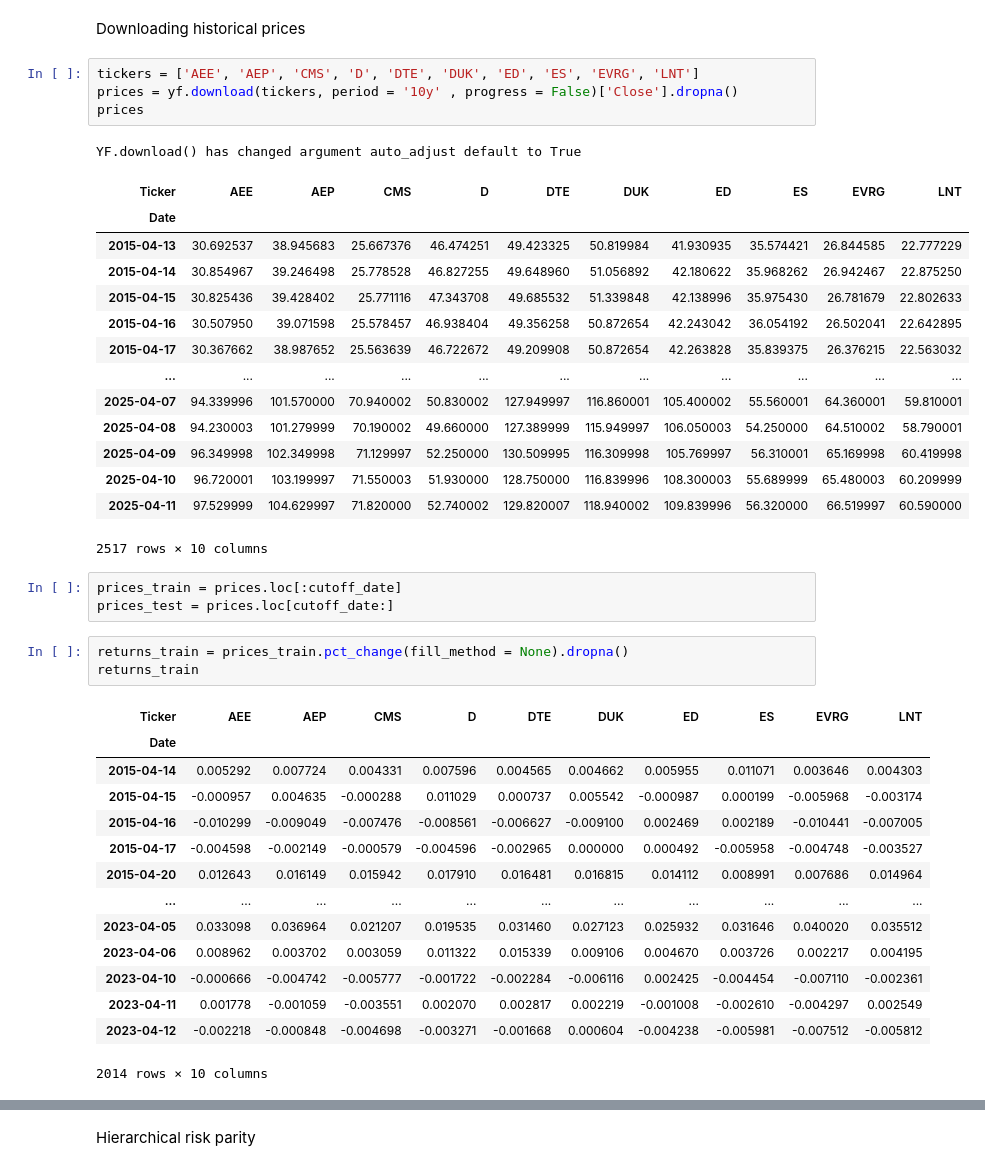
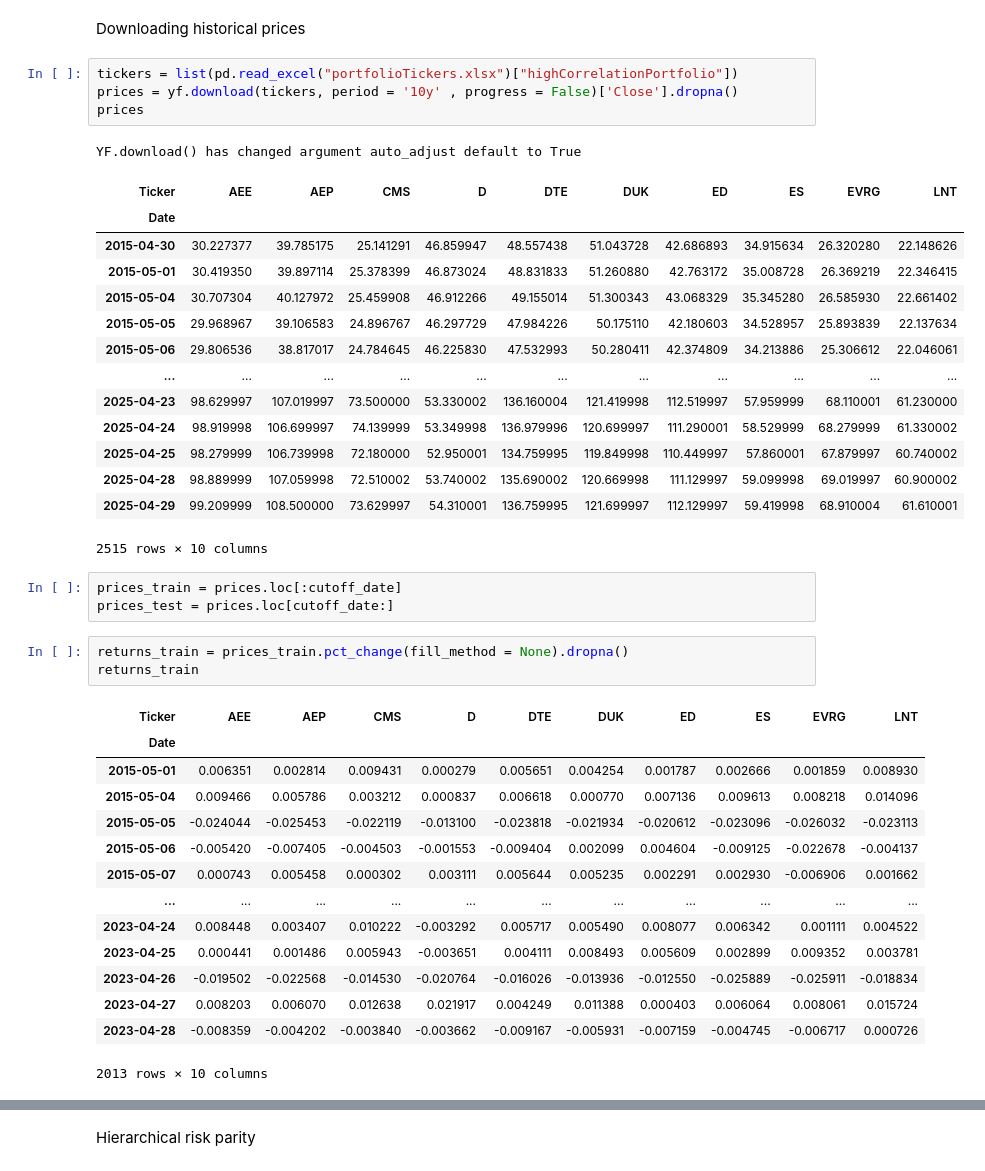
Before and after one commit to mirekbohm/masters, a Jupyter notebook: src/HighCorrelation.ipynb, the cells around one changed output, grey strips where cells are left out. Saved outputs shown, nothing was run; the diff lists cells and outputs as text.

```diff
--- a/src/HighCorrelation.ipynb
+++ b/src/HighCorrelation.ipynb
@@ -15,25 +29,25 @@ cutoff_date = date.today() - relativedelta(years = 2)
 # %% [markdown]
 Downloading historical prices
 # %%
-tickers = ['AEE', 'AEP', 'CMS', 'D', 'DTE', 'DUK', 'ED', 'ES', 'EVRG', 'LNT']
+tickers = list(pd.read_excel("portfolioTickers.xlsx")["highCorrelationPortfolio"])
 prices = yf.download(tickers, period = '10y' , progress = False)['Close'].dropna()
 prices
 # %% [output]
 YF.download() has changed argument auto_adjust default to True
 | Ticker | AEE | AEP | CMS | D | DTE | DUK | ED | ES | EVRG | LNT |
 | Date |  |  |  |  |  |  |  |  |  |  |
-| 2015-04-13 | 30.692537 | 38.945683 | 25.667376 | 46.474251 | 49.423325 | 50.819984 | 41.930935 | 35.574421 | 26.844585 | 22.777229 |
-| 2015-04-14 | 30.854967 | 39.246498 | 25.778528 | 46.827255 | 49.648960 | 51.056892 | 42.180622 | 35.968262 | 26.942467 | 22.875250 |
-| 2015-04-15 | 30.825436 | 39.428402 | 25.771116 | 47.343708 | 49.685532 | 51.339848 | 42.138996 | 35.975430 | 26.781679 | 22.802633 |
-| 2015-04-16 | 30.507950 | 39.071598 | 25.578457 | 46.938404 | 49.356258 | 50.872654 | 42.243042 | 36.054192 | 26.502041 | 22.642895 |
-| 2015-04-17 | 30.367662 | 38.987652 | 25.563639 | 46.722672 | 49.209908 | 50.872654 | 42.263828 | 35.839375 | 26.376215 | 22.563032 |
+| 2015-04-30 | 30.227377 | 39.785175 | 25.141291 | 46.859947 | 48.557438 | 51.043728 | 42.686893 | 34.915634 | 26.320280 | 22.148626 |
+| 2015-05-01 | 30.419350 | 39.897114 | 25.378399 | 46.873024 | 48.831833 | 51.260880 | 42.763172 | 35.008728 | 26.369219 | 22.346415 |
+| 2015-05-04 | 30.707304 | 40.127972 | 25.459908 | 46.912266 | 49.155014 | 51.300343 | 43.068329 | 35.345280 | 26.585930 | 22.661402 |
+| 2015-05-05 | 29.968967 | 39.106583 | 24.896767 | 46.297729 | 47.984226 | 50.175110 | 42.180603 | 34.528957 | 25.893839 | 22.137634 |
+| 2015-05-06 | 29.806536 | 38.817017 | 24.784645 | 46.225830 | 47.532993 | 50.280411 | 42.374809 | 34.213886 | 25.306612 | 22.046061 |
 | ... | ... | ... | ... | ... | ... | ... | ... | ... | ... | ... |
-| 2025-04-07 | 94.339996 | 101.570000 | 70.940002 | 50.830002 | 127.949997 | 116.860001 | 105.400002 | 55.560001 | 64.360001 | 59.810001 |
-| 2025-04-08 | 94.230003 | 101.279999 | 70.190002 | 49.660000 | 127.389999 | 115.949997 | 106.050003 | 54.250000 | 64.510002 | 58.790001 |
-| 2025-04-09 | 96.349998 | 102.349998 | 71.129997 | 52.250000 | 130.509995 | 116.309998 | 105.769997 | 56.310001 | 65.169998 | 60.419998 |
-| 2025-04-10 | 96.720001 | 103.199997 | 71.550003 | 51.930000 | 128.750000 | 116.839996 | 108.300003 | 55.689999 | 65.480003 | 60.209999 |
-| 2025-04-11 | 97.529999 | 104.629997 | 71.820000 | 52.740002 | 129.820007 | 118.940002 | 109.839996 | 56.320000 | 66.519997 | 60.590000 |
+| 2025-04-23 | 98.629997 | 107.019997 | 73.500000 | 53.330002 | 136.160004 | 121.419998 | 112.519997 | 57.959999 | 68.110001 | 61.230000 |
+| 2025-04-24 | 98.919998 | 106.699997 | 74.139999 | 53.349998 | 136.979996 | 120.699997 | 111.290001 | 58.529999 | 68.279999 | 61.330002 |
+| 2025-04-25 | 98.279999 | 106.739998 | 72.180000 | 52.950001 | 134.759995 | 119.849998 | 110.449997 | 57.860001 | 67.879997 | 60.740002 |
+| 2025-04-28 | 98.889999 | 107.059998 | 72.510002 | 53.740002 | 135.690002 | 120.669998 | 111.129997 | 59.099998 | 69.019997 | 60.900002 |
+| 2025-04-29 | 99.209999 | 108.500000 | 73.629997 | 54.310001 | 136.759995 | 121.699997 | 112.129997 | 59.419998 | 68.910004 | 61.610001 |
-2517 rows × 10 columns
+2515 rows × 10 columns
 # %%
 prices_train = prices.loc[:cutoff_date]
 prices_test = prices.loc[cutoff_date:]
@@ -43,15 +57,15 @@ returns_train
 # %% [output]
 | Ticker | AEE | AEP | CMS | D | DTE | DUK | ED | ES | EVRG | LNT |
 | Date |  |  |  |  |  |  |  |  |  |  |
-| 2015-04-14 | 0.005292 | 0.007724 | 0.004331 | 0.007596 | 0.004565 | 0.004662 | 0.005955 | 0.011071 | 0.003646 | 0.004303 |
-| 2015-04-15 | -0.000957 | 0.004635 | -0.000288 | 0.011029 | 0.000737 | 0.005542 | -0.000987 | 0.000199 | -0.005968 | -0.003174 |
-| 2015-04-16 | -0.010299 | -0.009049 | -0.007476 | -0.008561 | -0.006627 | -0.009100 | 0.002469 | 0.002189 | -0.010441 | -0.007005 |
-| 2015-04-17 | -0.004598 | -0.002149 | -0.000579 | -0.004596 | -0.002965 | 0.000000 | 0.000492 | -0.005958 | -0.004748 | -0.003527 |
-| 2015-04-20 | 0.012643 | 0.016149 | 0.015942 | 0.017910 | 0.016481 | 0.016815 | 0.014112 | 0.008991 | 0.007686 | 0.014964 |
+| 2015-05-01 | 0.006351 | 0.002814 | 0.009431 | 0.000279 | 0.005651 | 0.004254 | 0.001787 | 0.002666 | 0.001859 | 0.008930 |
+| 2015-05-04 | 0.009466 | 0.005786 | 0.003212 | 0.000837 | 0.006618 | 0.000770 | 0.007136 | 0.009613 | 0.008218 | 0.014096 |
+| 2015-05-05 | -0.024044 | -0.025453 | -0.022119 | -0.013100 | -0.023818 | -0.021934 | -0.020612 | -0.023096 | -0.026032 | -0.023113 |
+| 2015-05-06 | -0.005420 | -0.007405 | -0.004503 | -0.001553 | -0.009404 | 0.002099 | 0.004604 | -0.009125 | -0.022678 | -0.004137 |
+| 2015-05-07 | 0.000743 | 0.005458 | 0.000302 | 0.003111 | 0.005644 | 0.005235 | 0.002291 | 0.002930 | -0.006906 | 0.001662 |
 | ... | ... | ... | ... | ... | ... | ... | ... | ... | ... | ... |
-| 2023-04-05 | 0.033098 | 0.036964 | 0.021207 | 0.019535 | 0.031460 | 0.027123 | 0.025932 | 0.031646 | 0.040020 | 0.035512 |
-| 2023-04-06 | 0.008962 | 0.003702 | 0.003059 | 0.011322 | 0.015339 | 0.009106 | 0.004670 | 0.003726 | 0.002217 | 0.004195 |
-| 2023-04-10 | -0.000666 | -0.004742 | -0.005777 | -0.001722 | -0.002284 | -0.006116 | 0.002425 | -0.004454 | -0.007110 | -0.002361 |
-| 2023-04-11 | 0.001778 | -0.001059 | -0.003551 | 0.002070 | 0.002817 | 0.002219 | -0.001008 | -0.002610 | -0.004297 | 0.002549 |
-| 2023-04-12 | -0.002218 | -0.000848 | -0.004698 | -0.003271 | -0.001668 | 0.000604 | -0.004238 | -0.005981 | -0.007512 | -0.005812 |
+| 2023-04-24 | 0.008448 | 0.003407 | 0.010222 | -0.003292 | 0.005717 | 0.005490 | 0.008077 | 0.006342 | 0.001111 | 0.004522 |
+| 2023-04-25 | 0.000441 | 0.001486 | 0.005943 | -0.003651 | 0.004111 | 0.008493 | 0.005609 | 0.002899 | 0.009352 | 0.003781 |
+| 2023-04-26 | -0.019502 | -0.022568 | -0.014530 | -0.020764 | -0.016026 | -0.013936 | -0.012550 | -0.025889 | -0.025911 | -0.018834 |
+| 2023-04-27 | 0.008203 | 0.006070 | 0.012638 | 0.021917 | 0.004249 | 0.011388 | 0.000403 | 0.006064 | 0.008061 | 0.015724 |
+| 2023-04-28 | -0.008359 | -0.004202 | -0.003840 | -0.003662 | -0.009167 | -0.005931 | -0.007159 | -0.004745 | -0.006717 | 0.000726 |
-2014 rows × 10 columns
+2013 rows × 10 columns
```
Also changed, not shown: parts of 46 cells of this notebook, 2 other files.
